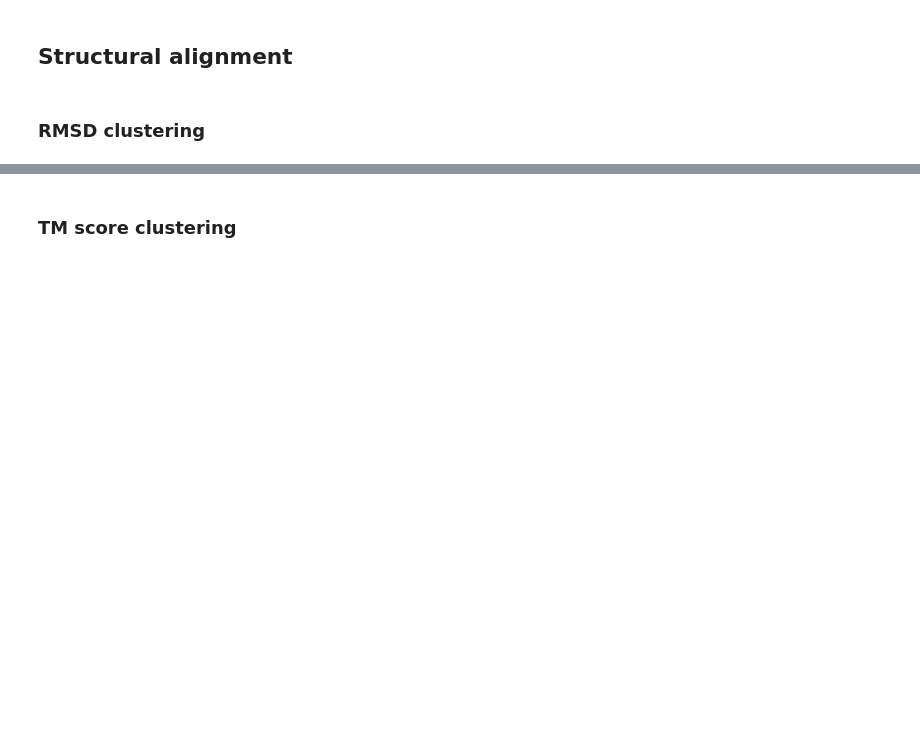
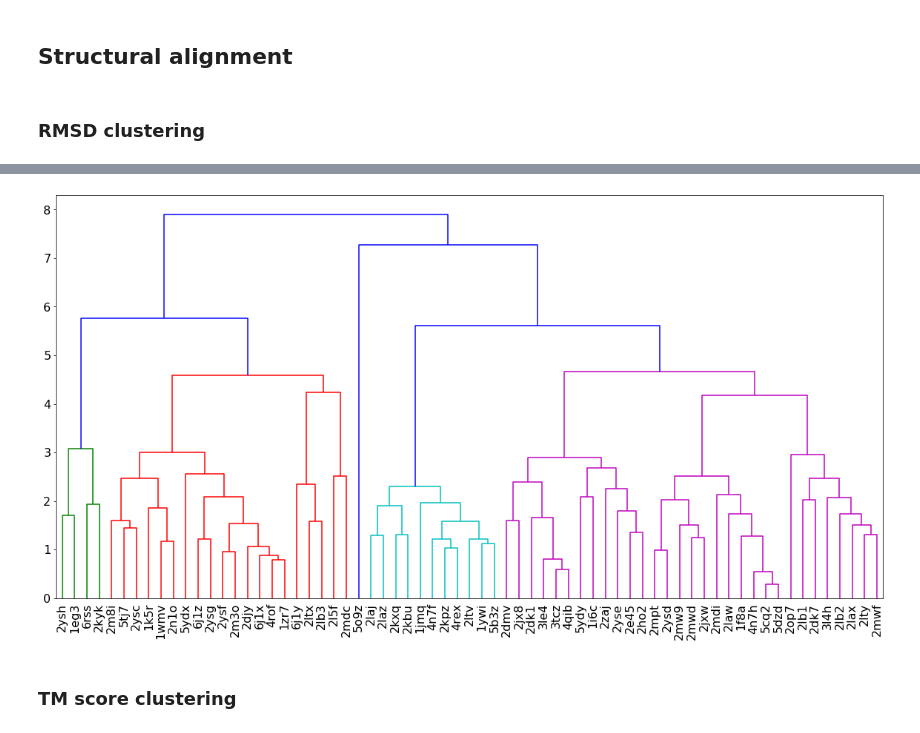
Before and after one commit to damiclem/proteincake, a Jupyter notebook: models.ipynb, the cells around one changed output, grey strips where cells are left out. Cells and saved outputs as stored; diff of their text form; code cells hidden in the pictures; blank space fills up the shorter version.

```diff
--- a/models.ipynb
+++ b/models.ipynb
@@ -748,16 +768,19 @@ rmsd.head()
 # %%
 # Show dendrogram for RMSD
 
 # Retrieve matrix dimensions
 nrows, ncols = rmsd.shape
 # Compute linkage (exclude diagonal)
 l = linkage([rmsd.iloc[i, j] for i in range(nrows) for j in range(i+1, ncols)], 'complete')
 
 # Show plot
 fig, ax = plt.subplots(figsize=(20, 10))
 _ = dendrogram(l, labels=rmsd.columns, ax=ax)
 _ = ax.tick_params(axis='both', which='major', labelsize=16)
+_ = plt.savefig('images/dendrogram_rmsd.png')
 _ = plt.show()
+# %% [output]
+[figure, added]
 # %% [markdown]
 ### TM score clustering
 # %%
```
Also changed, not shown: parts of 5 cells of this notebook, 9 other files.
